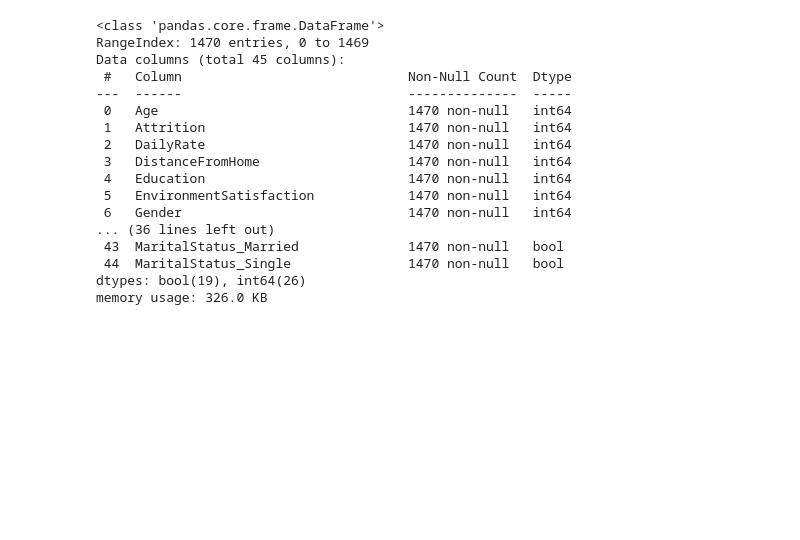
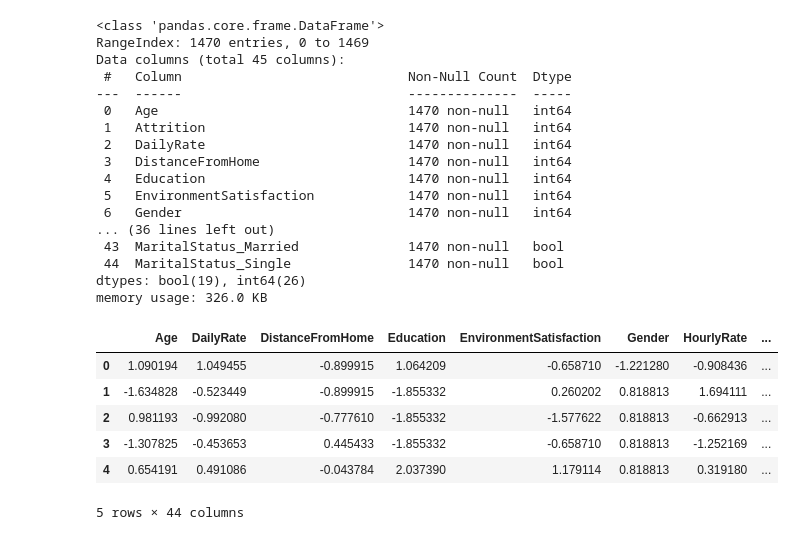
Before and after one commit to vemireddynarasimhareddy115-coder/Employee-Attrition, a Jupyter notebook: EMP_ATTRTION.ipynb, the cells around one changed output. Cells and saved outputs as stored; diff of their text form; code cells hidden in the pictures; blank space fills up the shorter version.

```diff
--- a/EMP_ATTRTION.ipynb
+++ b/EMP_ATTRTION.ipynb
@@ -270,0 +273,35 @@ memory usage: 326.0 KB
+# %%
+X = df.drop('Attrition', axis=1)
+y = df['Attrition']
+
+
+#import the train test split
+from sklearn.model_selection import train_test_split
+
+X_train, X_test, y_train, y_test = train_test_split(
+    X,
+    y,
+    test_size=0.2,
+    random_state=42,
+    stratify=y
+)
+# %%
+#feature scalling
+
+from sklearn.preprocessing import StandardScaler
+
+scaler = StandardScaler()
+
+X_train = scaler.fit_transform(X_train)
+X_test = scaler.transform(X_test)
+# %%
+x_traines_scaling = pd.DataFrame(X_train,columns=X.columns)
+x_traines_scaling.head()
+# %% [output]
+|  | Age | DailyRate | DistanceFromHome | Education | EnvironmentSatisfaction | Gender | HourlyRate | ... |
+| 0 | 1.090194 | 1.049455 | -0.899915 | 1.064209 | -0.658710 | -1.221280 | -0.908436 | ... |
+| 1 | -1.634828 | -0.523449 | -0.899915 | -1.855332 | 0.260202 | 0.818813 | 1.694111 | ... |
+| 2 | 0.981193 | -0.992080 | -0.777610 | -1.855332 | -1.577622 | 0.818813 | -0.662913 | ... |
+| 3 | -1.307825 | -0.453653 | 0.445433 | -1.855332 | -0.658710 | 0.818813 | -1.252169 | ... |
+| 4 | 0.654191 | 0.491086 | -0.043784 | 2.037390 | 1.179114 | 0.818813 | 0.319180 | ... |
+5 rows × 44 columns
```
Also changed, not shown: parts of 12 cells of this notebook.
